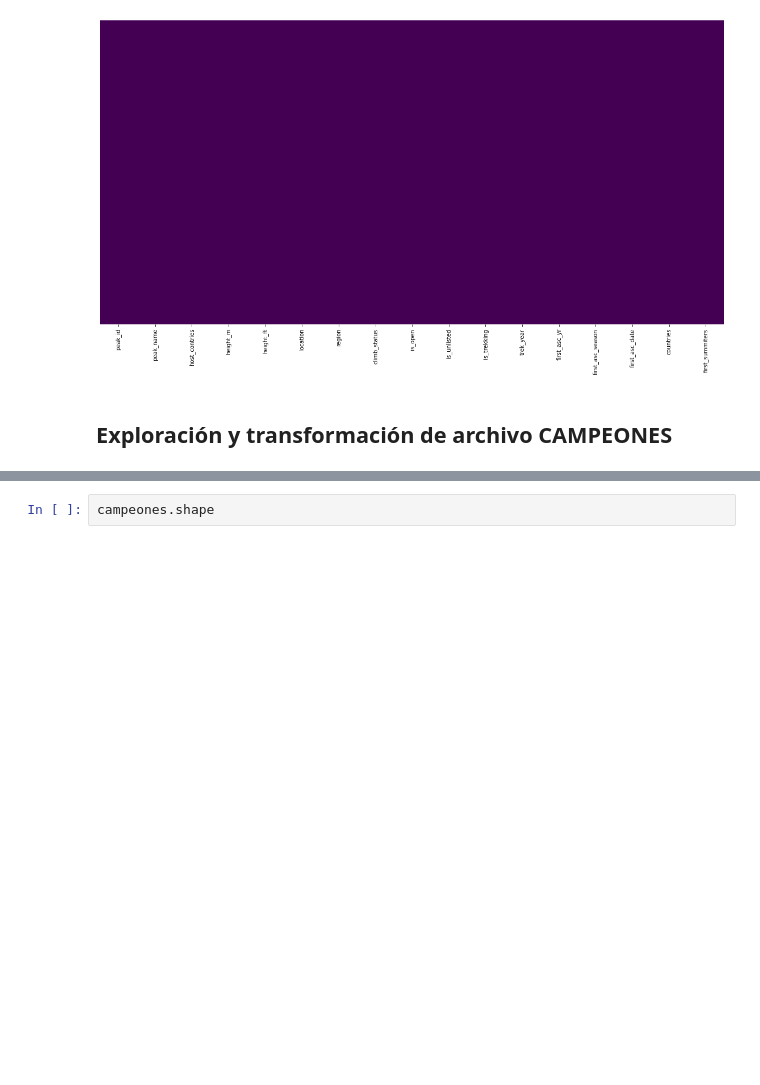
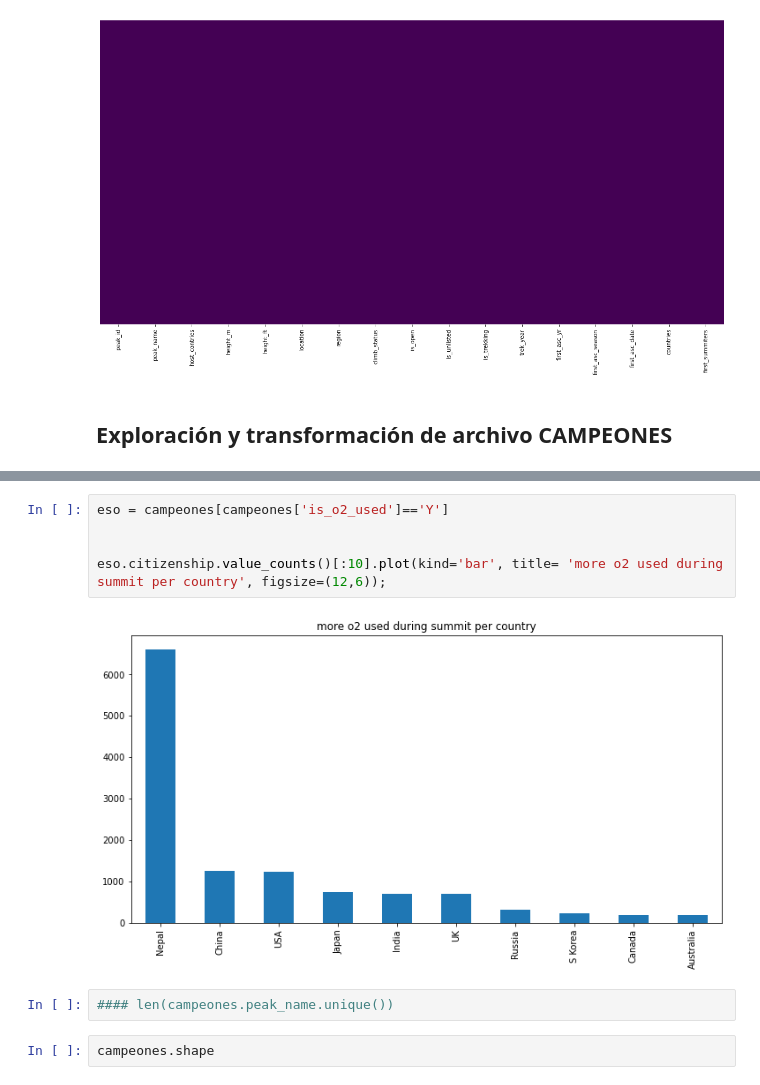
Before and after one commit to JIMYTHEONE/FINAL-PROJECT, a Jupyter notebook: HIMALAYA.ipynb, the cells around one changed output, grey strips where cells are left out. Saved outputs shown, nothing was run; the diff lists cells and outputs as text; blank space fills up the shorter version.

```diff
--- a/HIMALAYA.ipynb
+++ b/HIMALAYA.ipynb
@@ -1018,3 +1009,12 @@ campeones.head()
+# %%
+eso = campeones[campeones['is_o2_used']=='Y']
+
+
+eso.citizenship.value_counts()[:10].plot(kind='bar', title= 'more o2 used during summit per country', figsize=(12,6));
+# %% [output]
+[figure, added]
+# %%
+#### len(campeones.peak_name.unique())
 # %%
 campeones.shape
 # %% [output]
```
Also changed, not shown: parts of 6 cells of this notebook, 5 other files.
